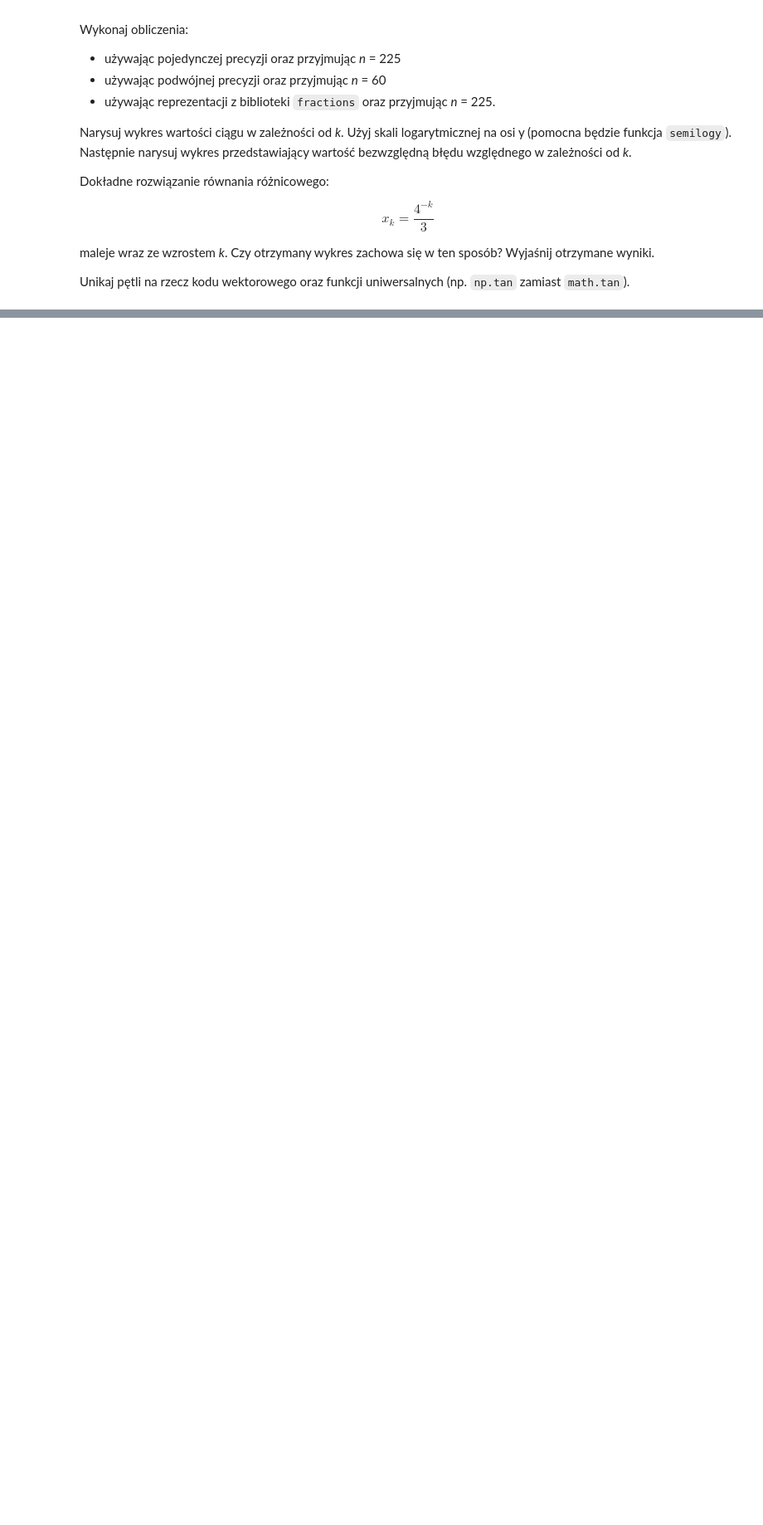
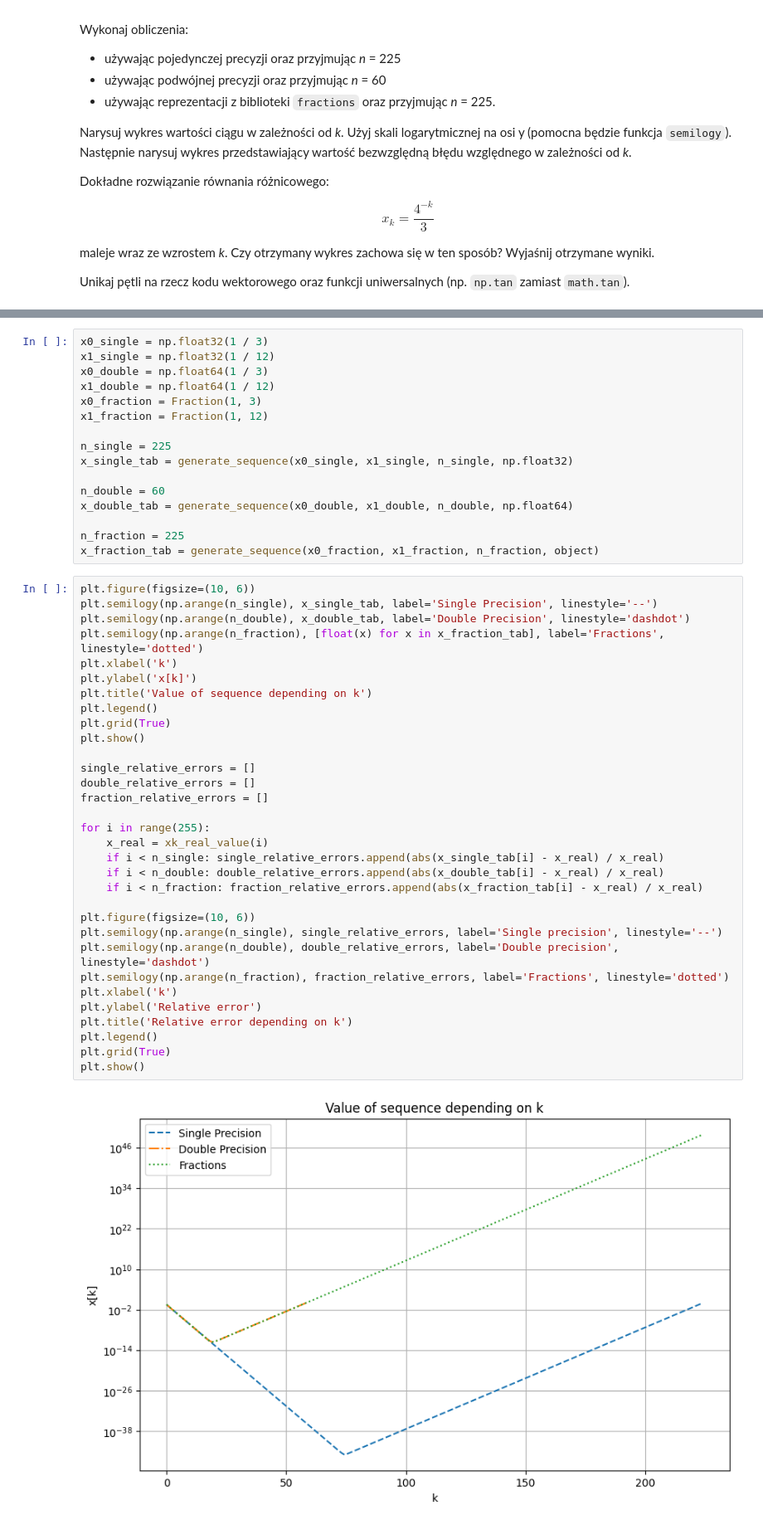
Before and after one commit to biganton/MOWNIT, a Jupyter notebook: lab1.ipynb, the cells around one changed output, grey strips where cells are left out. Shown: that part at 83% size. Cells and saved outputs as stored; diff of their text form; blank space fills up the shorter version.

```diff
--- a/lab1.ipynb
+++ b/lab1.ipynb
@@ -158,0 +180,50 @@ Unikaj pętli na rzecz kodu wektorowego oraz funkcji uniwersalnych (np. `np.tan`
+# %%
+x0_single = np.float32(1 / 3)
+x1_single = np.float32(1 / 12)
+x0_double = np.float64(1 / 3)
+x1_double = np.float64(1 / 12)
+x0_fraction = Fraction(1, 3)
+x1_fraction = Fraction(1, 12)
+
+n_single = 225
+x_single_tab = generate_sequence(x0_single, x1_single, n_single, np.float32)
+
+n_double = 60
+x_double_tab = generate_sequence(x0_double, x1_double, n_double, np.float64)
+
+n_fraction = 225
+x_fraction_tab = generate_sequence(x0_fraction, x1_fraction, n_fraction, object)
+# %%
+plt.figure(figsize=(10, 6))
+plt.semilogy(np.arange(n_single), x_single_tab, label='Single Precision', linestyle='--')
+plt.semilogy(np.arange(n_double), x_double_tab, label='Double Precision', linestyle='dashdot')
+plt.semilogy(np.arange(n_fraction), [float(x) for x in x_fraction_tab], label='Fractions', linestyle='dotted')
+plt.xlabel('k')
+plt.ylabel('x[k]')
+plt.title('Value of sequence depending on k')
+plt.legend()
+plt.grid(True)
+plt.show()
+
+single_relative_errors = []
+double_relative_errors = []
+fraction_relative_errors = []
+
+for i in range(255):
+    x_real = xk_real_value(i)
+    if i < n_single: single_relative_errors.append(abs(x_single_tab[i] - x_real) / x_real)
+    if i < n_double: double_relative_errors.append(abs(x_double_tab[i] - x_real) / x_real)
+    if i < n_fraction: fraction_relative_errors.append(abs(x_fraction_tab[i] - x_real) / x_real)
+
+plt.figure(figsize=(10, 6))
+plt.semilogy(np.arange(n_single), single_relative_errors, label='Single precision', linestyle='--')
+plt.semilogy(np.arange(n_double), double_relative_errors, label='Double precision', linestyle='dashdot')
+plt.semilogy(np.arange(n_fraction), fraction_relative_errors, label='Fractions', linestyle='dotted')
+plt.xlabel('k')
+plt.ylabel('Relative error')
+plt.title('Relative error depending on k')
+plt.legend()
+plt.grid(True)
+plt.show()
+# %% [output]
+[figure, added]
```
Also changed, not shown: parts of 3 cells of this notebook.
